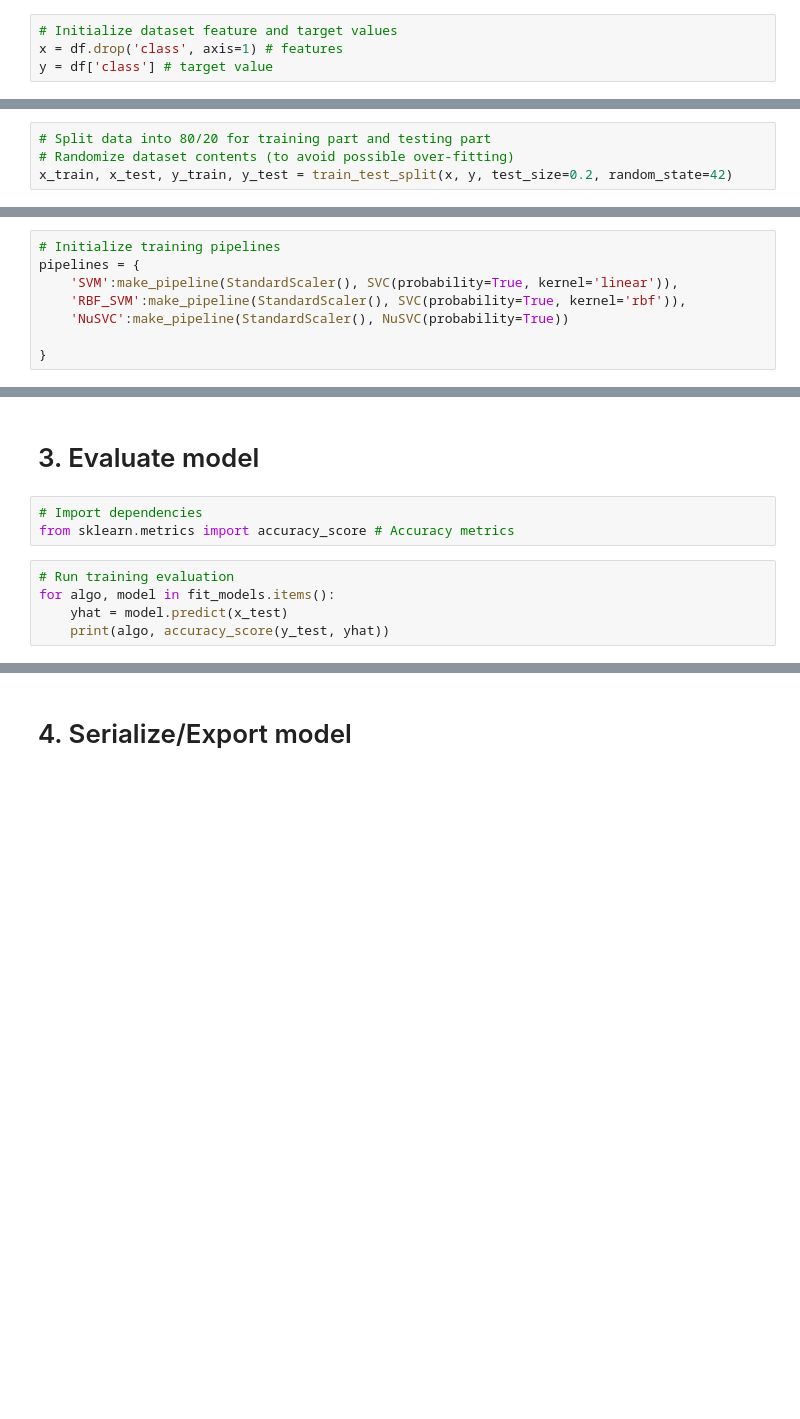
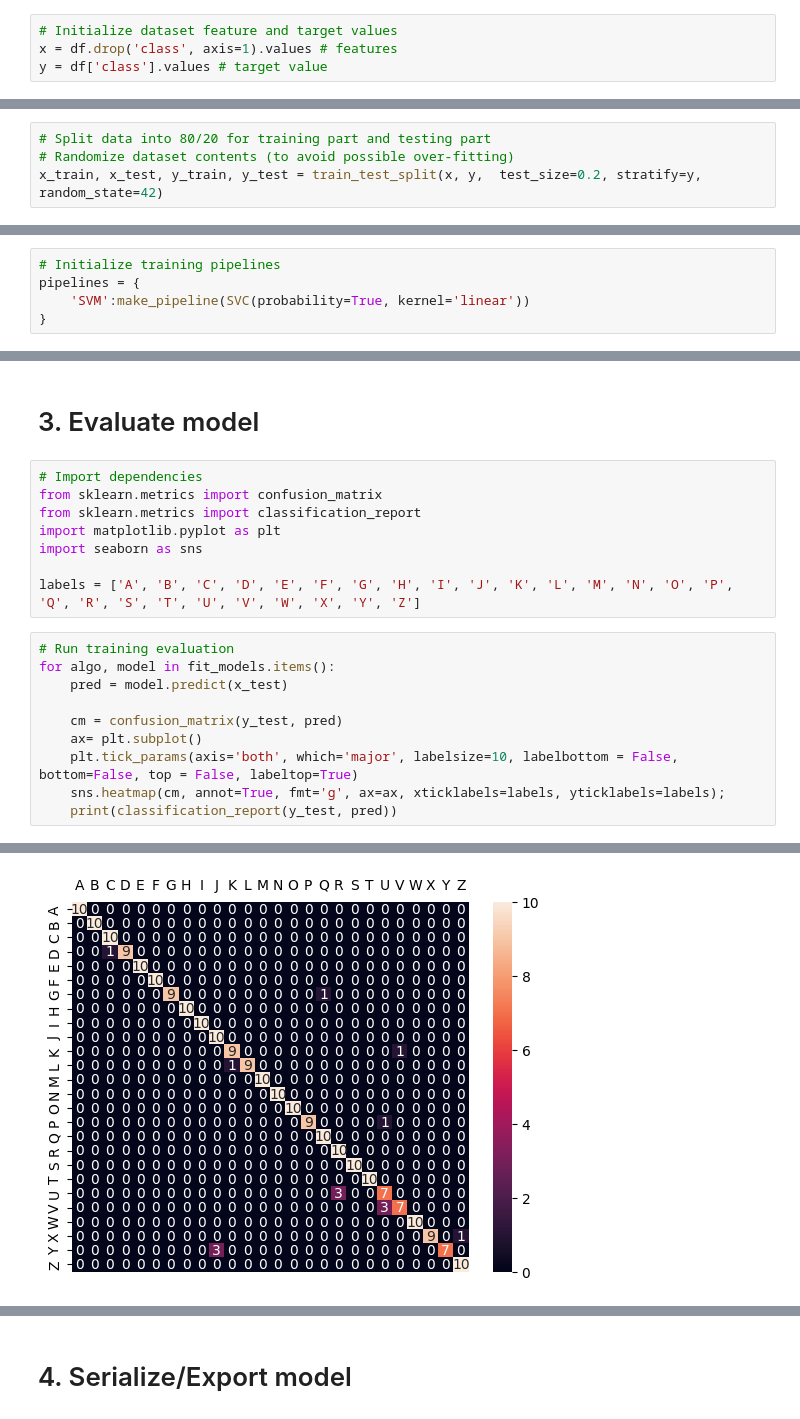
Before and after one commit to achmadmahathirps/SIBIHand, a Jupyter notebook: utils/train_model.ipynb, the cells around one changed output, grey strips where cells are left out. Saved outputs shown, nothing was run; the diff lists cells and outputs as text; blank space fills up the shorter version.

```diff
--- a/utils/train_model.ipynb
+++ b/utils/train_model.ipynb
@@ -15,4 +35,4 @@ df = pd.read_csv(main_directory + '/dataset/keypoints_combined_v2.csv')
 # %%
 # Initialize dataset feature and target values
-x = df.drop('class', axis=1) # features
-y = df['class'] # target value
+x = df.drop('class', axis=1).values # features
+y = df['class'].values # target value
@@ -19,7 +41,7 @@ y = df['class'] # target value
 # %%
 # Split data into 80/20 for training part and testing part
 # Randomize dataset contents (to avoid possible over-fitting)
-x_train, x_test, y_train, y_test = train_test_split(x, y, test_size=0.2, random_state=42)
+x_train, x_test, y_train, y_test = train_test_split(x, y,  test_size=0.2, stratify=y, random_state=42)
 # %%
 print(y_test)
 # %% [output]
@@ -46,10 +70,7 @@ from sklearn.svm import SVC, NuSVC
 # %%
 # Initialize training pipelines
 pipelines = {
-    'SVM':make_pipeline(StandardScaler(), SVC(probability=True, kernel='linear')),
-    'RBF_SVM':make_pipeline(StandardScaler(), SVC(probability=True, kernel='rbf')),
-    'NuSVC':make_pipeline(StandardScaler(), NuSVC(probability=True))
-
+    'SVM':make_pipeline(SVC(probability=True, kernel='linear'))
 }
 # %%
 fit_models = {}
@@ -74,10 +86,20 @@ fit_models
 # 3. Evaluate model
 # %%
 # Import dependencies
-from sklearn.metrics import accuracy_score # Accuracy metrics
+from sklearn.metrics import confusion_matrix
+from sklearn.metrics import classification_report
+import matplotlib.pyplot as plt
+import seaborn as sns
+
+labels = ['A', 'B', 'C', 'D', 'E', 'F', 'G', 'H', 'I', 'J', 'K', 'L', 'M', 'N', 'O', 'P', 'Q', 'R', 'S', 'T', 'U', 'V', 'W', 'X', 'Y', 'Z']
 # %%
 # Run training evaluation
 for algo, model in fit_models.items():
-    yhat = model.predict(x_test)
-    print(algo, accuracy_score(y_test, yhat))
+    pred = model.predict(x_test)
+
+    cm = confusion_matrix(y_test, pred)
+    ax= plt.subplot()
+    plt.tick_params(axis='both', which='major', labelsize=10, labelbottom = False, bottom=False, top = False, labeltop=True)
+    sns.heatmap(cm, annot=True, fmt='g', ax=ax, xticklabels=labels, yticklabels=labels);
+    print(classification_report(y_test, pred))
 # %% [output]
@@ -87,3 +123,4 @@ NuSVC 0.9307692307692308
+[figure, added]
 # %%
 fit_models['SVM'].predict(x_test)
 # %% [output]
```
Also changed, not shown: parts of 13 cells of this notebook, 11 other files.
